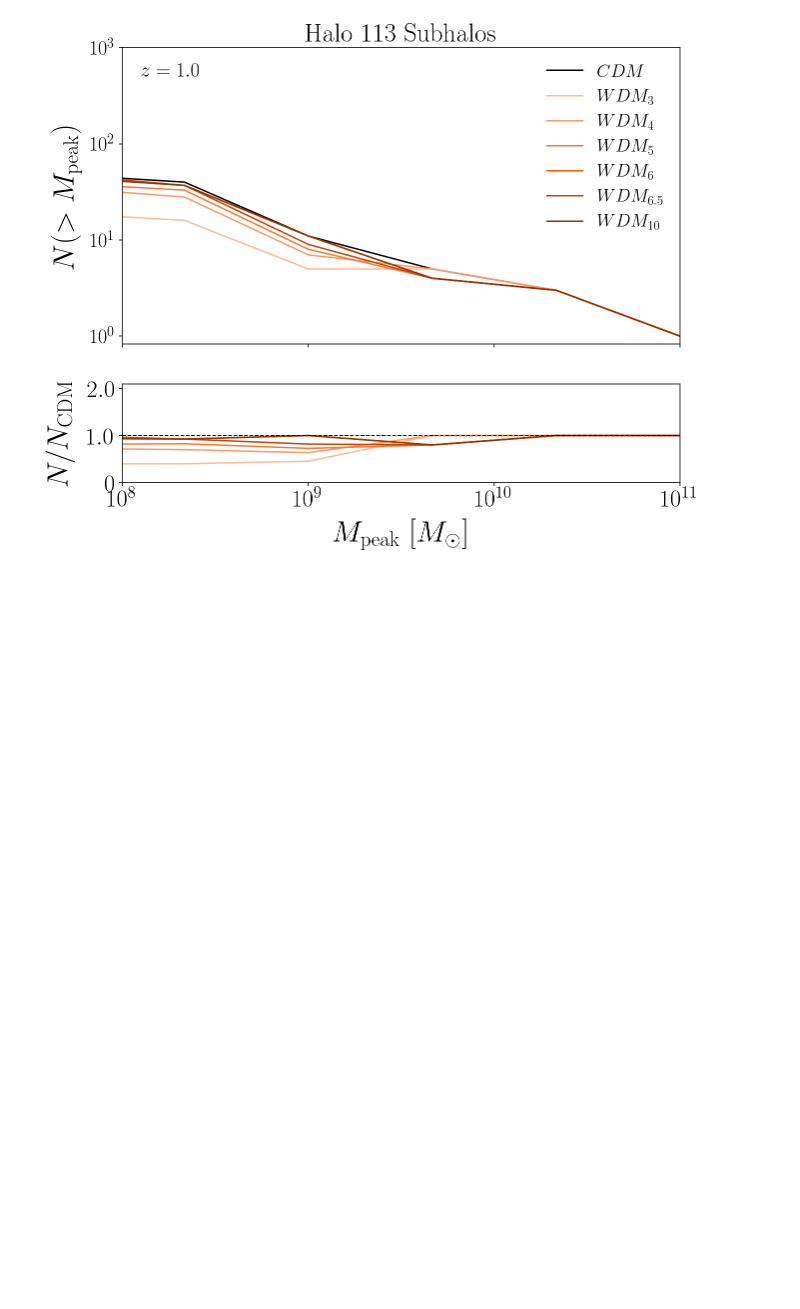
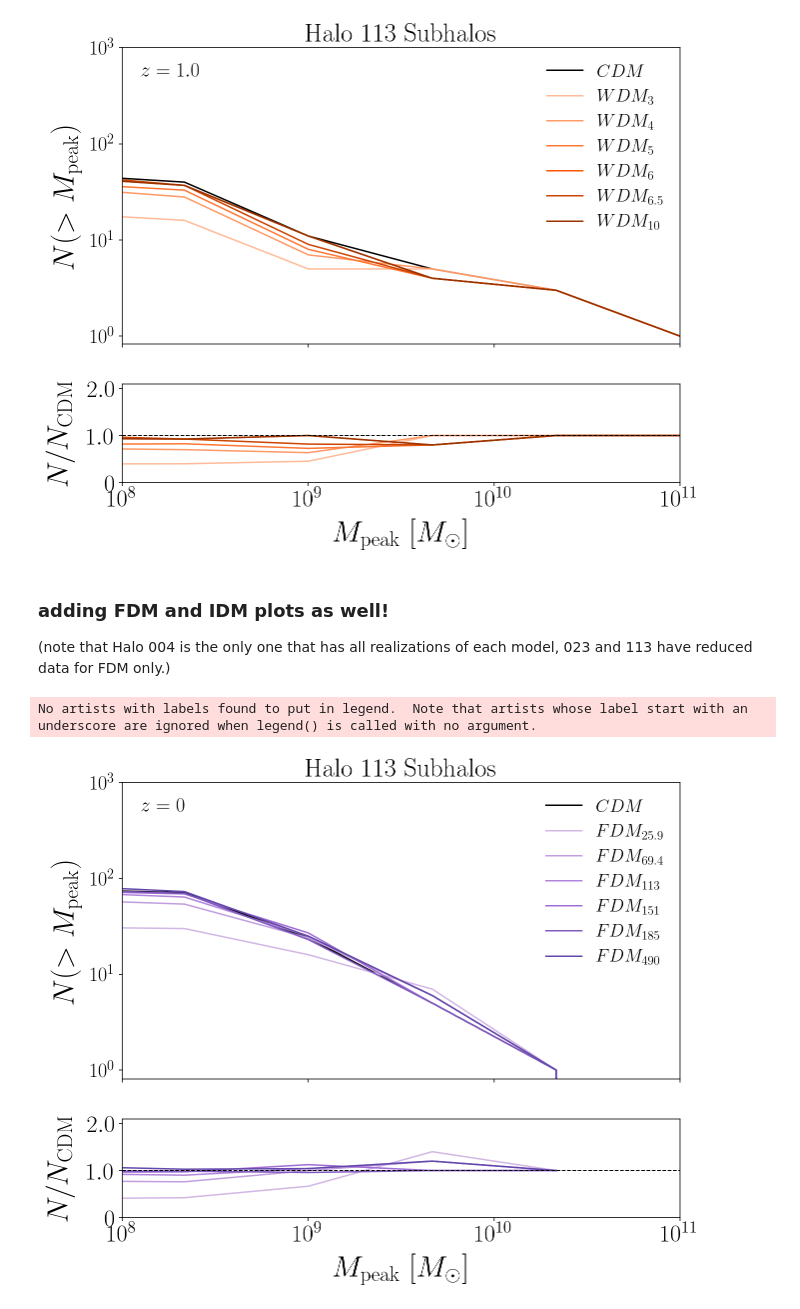
Before and after one commit to theotherlogan/nsbp-2023, a Jupyter notebook: notebooks/all_model_visuals.ipynb, the cells around one changed output. Saved outputs shown, nothing was run; the diff lists cells and outputs as text; code cells hidden in the pictures; blank space fills up the shorter version.

Commit message:
updated 'all model figures' to include FDM plots

```diff
--- a/notebooks/all_model_visuals.ipynb
+++ b/notebooks/all_model_visuals.ipynb
@@ -234,3 +249,7 @@ ax[1].minorticks_off()
 # %% [output]
 No artists with labels found to put in legend.  Note that artists whose label start with an underscore are ignored when legend() is called with no argument.
 [figure]
+# %% [markdown]
+### adding FDM and IDM plots as well!
+
+(note that Halo 004 is the only one that has all realizations of each model, 023 and 113 have reduced data for FDM only.)
@@ -236,0 +315,56 @@ No artists with labels found to put in legend.  Note that artists whose label st
+# %%
+
+f, ax = plt.subplots(2,1, sharex='col', sharey='row', figsize=(10,8), gridspec_kw={'height_ratios':[3, 1]})
+bins = np.linspace(5,11,10)
+
+#.......
+
+ax[0].plot(x_cdm, y_cdm, c=sim_colors['cdm'],label=r'$CDM$')
+ax[0].plot(x_fdm_25, y_fdm_25, c=sim_colors['fdm_25.9e-22eV'],label=r'$FDM_{25.9}$')
+ax[0].plot(x_fdm_69, y_fdm_69, c=sim_colors['fdm_69.4e-22eV'],label=r'$FDM_{69.4}$')
+ax[0].plot(x_fdm_113, y_fdm_113, c=sim_colors['fdm_113e-22eV'],label=r'$FDM_{113}$')
+ax[0].plot(x_fdm_151, y_fdm_151, c=sim_colors['fdm_151e-22eV'],label=r'$FDM_{151}$')
+ax[0].plot(x_fdm_185, y_fdm_185, c=sim_colors['fdm_185e-22eV'],label=r'$FDM_{185}$')
+ax[0].plot(x_fdm_490, y_fdm_490, c=sim_colors['fdm_490e-22eV'],label=r'$FDM_{490}$')
+
+
+ax[1].plot(base_cdm[1:], base_cdm[:-1]-base_cdm[:-1]+1., 'k--', lw=1, zorder=999)
+ax[1].plot(base_cdm[1:], (1.*len(subhalos_fdm_25['Mpeak'][mass_cut_fdm_25])-cum_fdm_25)/(1.*len(subhalos_cdm['Mpeak'][mass_cut_cdm])-cum_cdm),
+                c=sim_colors['fdm_25.9e-22eV'])
+ax[1].plot(base_cdm[1:], (1.*len(subhalos_fdm_69['Mpeak'][mass_cut_fdm_69])-cum_fdm_69)/(1.*len(subhalos_cdm['Mpeak'][mass_cut_cdm])-cum_cdm),
+                c=sim_colors['fdm_69.4e-22eV'])
+ax[1].plot(base_cdm[1:], (1.*len(subhalos_fdm_113['Mpeak'][mass_cut_fdm_113])-cum_fdm_113)/(1.*len(subhalos_cdm['Mpeak'][mass_cut_cdm])-cum_cdm),
+                c=sim_colors['fdm_113e-22eV'])
+ax[1].plot(base_cdm[1:], (1.*len(subhalos_fdm_151['Mpeak'][mass_cut_fdm_151])-cum_fdm_151)/(1.*len(subhalos_cdm['Mpeak'][mass_cut_cdm])-cum_cdm),
+                c=sim_colors['fdm_151e-22eV'])
+ax[1].plot(base_cdm[1:], (1.*len(subhalos_fdm_185['Mpeak'][mass_cut_fdm_185])-cum_fdm_185)/(1.*len(subhalos_cdm['Mpeak'][mass_cut_cdm])-cum_cdm),
+                c=sim_colors['fdm_185e-22eV'])
+ax[1].plot(base_cdm[1:], (1.*len(subhalos_fdm_490['Mpeak'][mass_cut_fdm_490])-cum_fdm_490)/(1.*len(subhalos_cdm['Mpeak'][mass_cut_cdm])-cum_cdm),
+                c=sim_colors['fdm_490e-22eV'])
+
+
+#.......
+
+ax[0].set_title(f'Halo {halo_id[-3:]} Subhalos',fontsize=26)
+ax[0].set_yscale('log')
+ax[0].set_yticks([1,10,100,1000])
+ax[0].set_yticklabels([r'$10^0$',r'$10^1$',r'$10^2$',r'$10^3$'], fontsize=20)
+ax[0].legend(loc=1, ncol=1, prop={'size':18}, frameon=False)
+ax[0].set_ylabel(r'$N(>M_{\rm{peak}})$',fontsize=30,labelpad=8)
+ax[0].minorticks_off()
+ax[0].set_xlim(8,11)
+ax[0].text(8.1,500, rf'$z={z}$', fontsize=20)
+
+ax[1].set_xticks([8,9,10,11])
+ax[1].set_xticklabels([r'$10^8$',r'$10^9$',r'$10^{10}$',r'$10^{11}$'], fontsize=24)
+ax[1].set_ylim(0,2.1)
+ax[1].set_yticks([0,1.0,2.0])
+ax[1].set_yticklabels([r'$0$',r'$1.0$',r'$2.0$'], fontsize=24)
+ax[1].set_xlabel(r'$M_{\rm{peak}}\ [M_{\mathrm{\odot}}]$',fontsize=30,labelpad=8)
+ax[1].set_ylabel(r'$N/N_{\rm{CDM}}$', fontsize=30, labelpad=12)
+ax[1].tick_params(axis='x', which='minor', bottom=False)
+ax[1].legend(loc=4,fontsize=16, frameon=False)
+ax[1].minorticks_off()
+# %% [output]
+No artists with labels found to put in legend.  Note that artists whose label start with an underscore are ignored when legend() is called with no argument.
+[figure, added]
```
Also changed, not shown: parts of 5 cells of this notebook.
